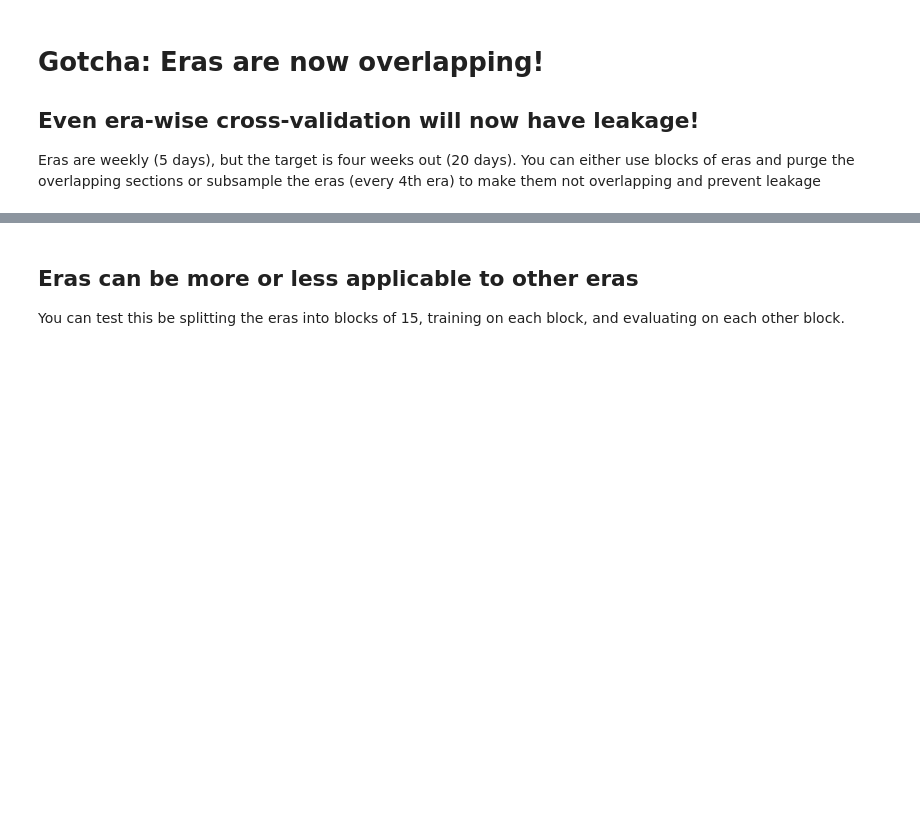
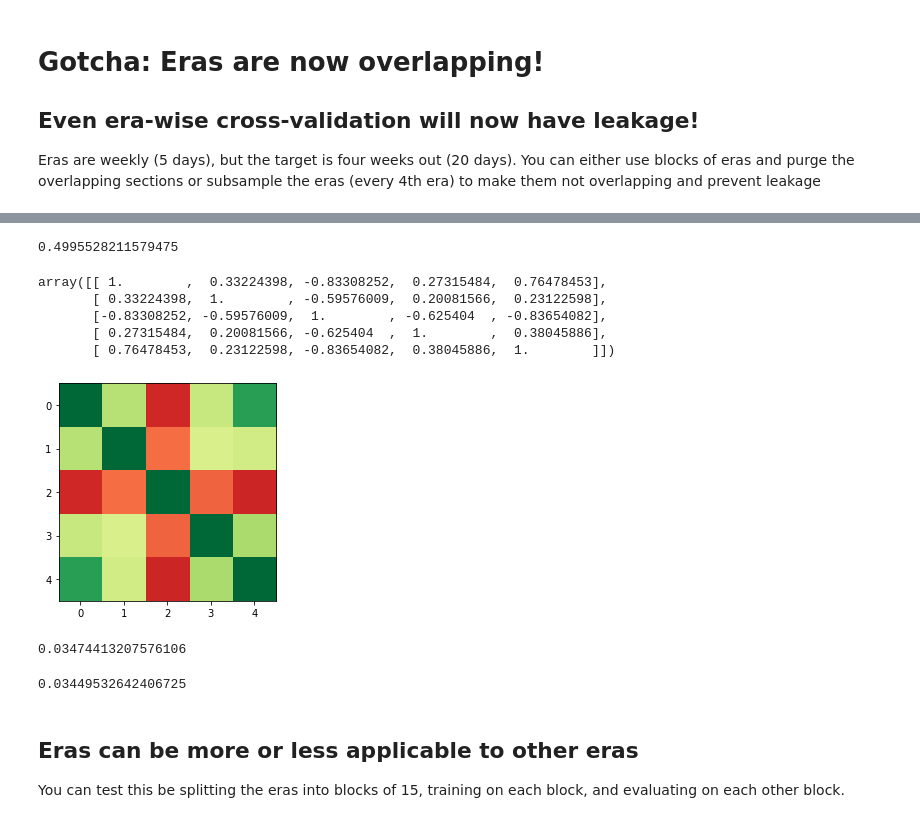
Before and after one commit to numerai/example-scripts, a Jupyter notebook: analysis_and_tips.ipynb, the cells around one changed output, grey strips where cells are left out. Saved outputs shown, nothing was run; the diff lists cells and outputs as text; code cells hidden in the pictures; blank space fills up the shorter version.

```diff
--- a/analysis_and_tips.ipynb
+++ b/analysis_and_tips.ipynb
@@ -426,6 +391,8 @@ Eras are weekly (5 days), but the target is four weeks out (20 days). You can ei
 # %%
 # Subsample data to every 4th era to prevent overlapping eras
 df = df[eras.isin(np.arange(1, 575, 4))]
+df1 = df[eras<=eras.median()]
+df2 = df[eras>eras.median()]
 # %%
 eras = eras[eras.isin(np.arange(1, 575, 4))]
 # %%
@@ -498,3 +470,37 @@ TimeSeriesSplit(gap=0, max_train_size=None, n_splits=5, test_size=None)
+# %%
+# Train a standard logistic regression as a classifier
+logistic = linear_model.LogisticRegression(multi_class='multinomial', solver='saga')
+logistic.fit(df1[features], (df1[target]*4).astype(int))
+logistic.score(df1[features], (df1[target]*4).astype(int))
+# %% [output]
+0.4995528211579475
+# %%
+# The first and last class are highly correlated
+corrs=np.corrcoef(logistic.predict_proba(df2[features]).T)
+plt.imshow(corrs, vmin=-1, vmax=1, cmap="RdYlGn")
+corrs
+# %% [output]
+array([[ 1.        ,  0.33224398, -0.83308252,  0.27315484,  0.76478453],
+       [ 0.33224398,  1.        , -0.59576009,  0.20081566,  0.23122598],
+       [-0.83308252, -0.59576009,  1.        , -0.625404  , -0.83654082],
+       [ 0.27315484,  0.20081566, -0.625404  ,  1.        ,  0.38045886],
+       [ 0.76478453,  0.23122598, -0.83654082,  0.38045886,  1.        ]])
+[figure, added]
+# %%
+# Out-of-sample correlation is 3.5%
+preds = pd.Series(logistic.predict_proba(df2[features]).dot(logistic.classes_), index=df2.index)
+numerai_score(df2[target], preds)
+# %% [output]
+0.03474413207576106
+# %%
+# A standard linear model has a slightly lower correlation out-of-sample
+linear = linear_model.LinearRegression()
+linear.fit(df1[features], df1[target])
+linear.score(df2[features], df2[target])
+preds = pd.Series(linear.predict(df2[features]), index=df2.index)
+numerai_score(df2[target], preds)
+# %% [output]
+0.03449532642406725
 # %% [markdown]
 ## Eras can be more or less applicable to other eras
 You can test this be splitting the eras into blocks of 15, training on each block, and evaluating on each other block.
```
Also changed, not shown: parts of 17 cells of this notebook.
